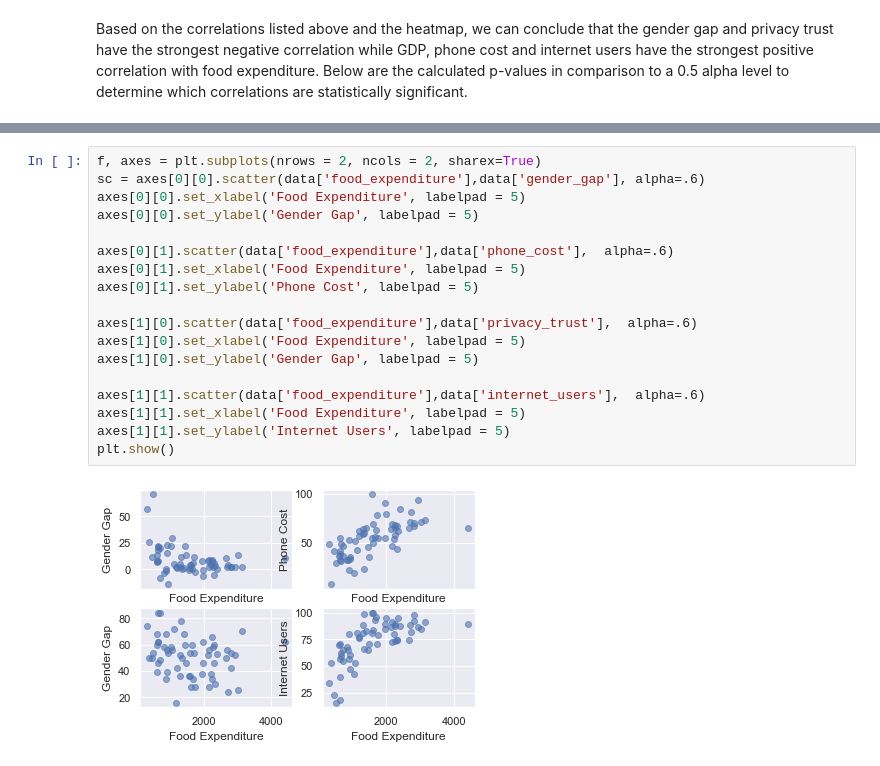
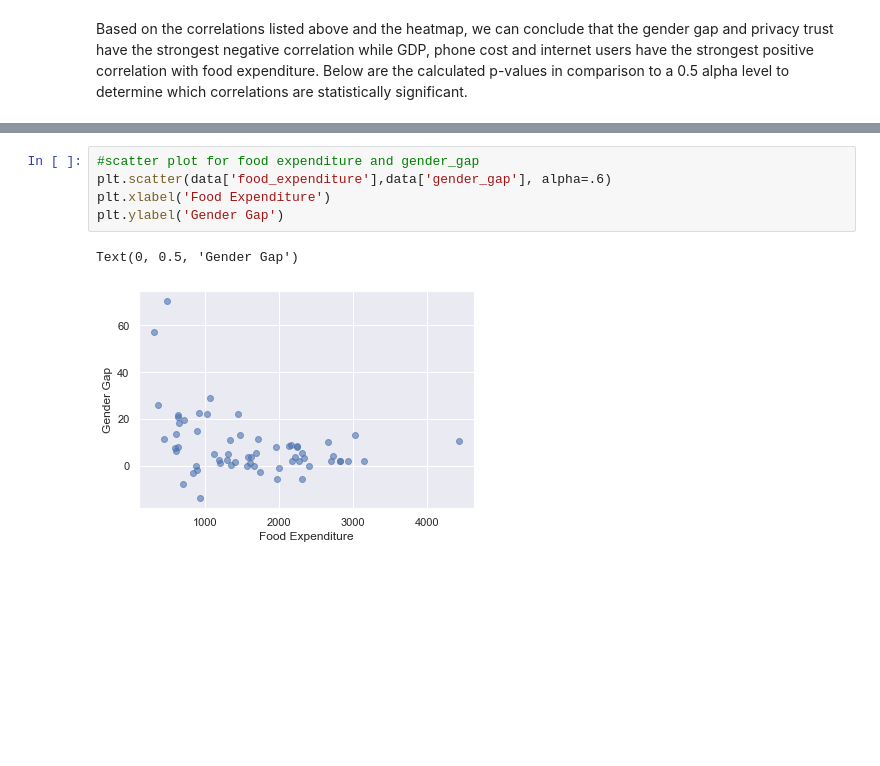
Before and after one commit to tklausner/info2950-project, a Jupyter notebook: INFO2950_Project.ipynb, the cells around one changed output, grey strips where cells are left out. Cells and saved outputs as stored; diff of their text form; blank space fills up the shorter version.

```diff
--- a/INFO2950_Project.ipynb
+++ b/INFO2950_Project.ipynb
@@ -386,21 +382,9 @@ Size of feature array after dropping:  868
-# %%
-f, axes = plt.subplots(nrows = 2, ncols = 2, sharex=True)
-sc = axes[0][0].scatter(data['food_expenditure'],data['gender_gap'], alpha=.6)
-axes[0][0].set_xlabel('Food Expenditure', labelpad = 5)
-axes[0][0].set_ylabel('Gender Gap', labelpad = 5)
-
-axes[0][1].scatter(data['food_expenditure'],data['phone_cost'],  alpha=.6)
-axes[0][1].set_xlabel('Food Expenditure', labelpad = 5)
-axes[0][1].set_ylabel('Phone Cost', labelpad = 5)
-
-axes[1][0].scatter(data['food_expenditure'],data['privacy_trust'],  alpha=.6)
-axes[1][0].set_xlabel('Food Expenditure', labelpad = 5)
-axes[1][0].set_ylabel('Gender Gap', labelpad = 5)
-
-axes[1][1].scatter(data['food_expenditure'],data['internet_users'],  alpha=.6)
-axes[1][1].set_xlabel('Food Expenditure', labelpad = 5)
-axes[1][1].set_ylabel('Internet Users', labelpad = 5)
-plt.show()
-# %% [output]
-[figure, removed]
+# %%
+#scatter plot for food expenditure and gender_gap
+plt.scatter(data['food_expenditure'],data['gender_gap'], alpha=.6)
+plt.xlabel('Food Expenditure')
+plt.ylabel('Gender Gap')
+# %% [output]
+Text(0, 0.5, 'Gender Gap')
+[figure, added]
 # %%
```
Also changed, not shown: parts of 25 cells of this notebook.
